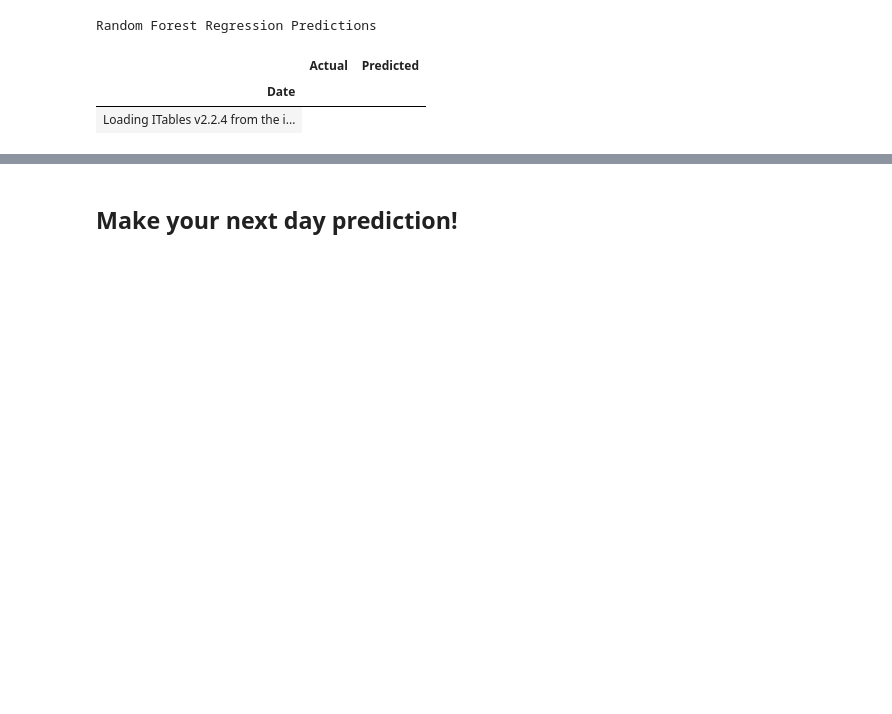
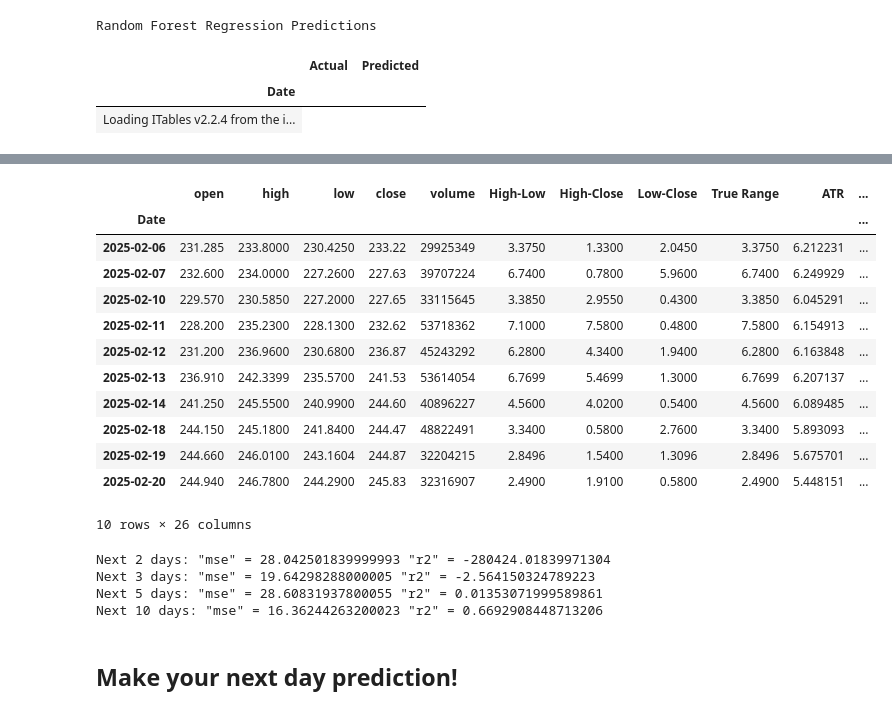
Before and after one commit to Matt-J-Dong/APDS-Project, a Jupyter notebook: regression-models/random_forest_regression.ipynb, the cells around one changed output, grey strips where cells are left out. Drawn from its saved outputs; the diff is of its cells as text; code cells hidden in the pictures; blank space fills up the shorter version.

```diff
--- a/regression-models/random_forest_regression.ipynb
+++ b/regression-models/random_forest_regression.ipynb
@@ -74,3 +120,38 @@ mse, r2
+# %%
+display(last_n_rows_df)
+# %% [output]
+|  | open | high | low | close | volume | High-Low | High-Close | Low-Close | True Range | ATR | ... |
+| Date |  |  |  |  |  |  |  |  |  |  | ... |
+| 2025-02-06 | 231.285 | 233.8000 | 230.4250 | 233.22 | 29925349 | 3.3750 | 1.3300 | 2.0450 | 3.3750 | 6.212231 | ... |
+| 2025-02-07 | 232.600 | 234.0000 | 227.2600 | 227.63 | 39707224 | 6.7400 | 0.7800 | 5.9600 | 6.7400 | 6.249929 | ... |
+| 2025-02-10 | 229.570 | 230.5850 | 227.2000 | 227.65 | 33115645 | 3.3850 | 2.9550 | 0.4300 | 3.3850 | 6.045291 | ... |
+| 2025-02-11 | 228.200 | 235.2300 | 228.1300 | 232.62 | 53718362 | 7.1000 | 7.5800 | 0.4800 | 7.5800 | 6.154913 | ... |
+| 2025-02-12 | 231.200 | 236.9600 | 230.6800 | 236.87 | 45243292 | 6.2800 | 4.3400 | 1.9400 | 6.2800 | 6.163848 | ... |
+| 2025-02-13 | 236.910 | 242.3399 | 235.5700 | 241.53 | 53614054 | 6.7699 | 5.4699 | 1.3000 | 6.7699 | 6.207137 | ... |
+| 2025-02-14 | 241.250 | 245.5500 | 240.9900 | 244.60 | 40896227 | 4.5600 | 4.0200 | 0.5400 | 4.5600 | 6.089485 | ... |
+| 2025-02-18 | 244.150 | 245.1800 | 241.8400 | 244.47 | 48822491 | 3.3400 | 0.5800 | 2.7600 | 3.3400 | 5.893093 | ... |
+| 2025-02-19 | 244.660 | 246.0100 | 243.1604 | 244.87 | 32204215 | 2.8496 | 1.5400 | 1.3096 | 2.8496 | 5.675701 | ... |
+| 2025-02-20 | 244.940 | 246.7800 | 244.2900 | 245.83 | 32316907 | 2.4900 | 1.9100 | 0.5800 | 2.4900 | 5.448151 | ... |
+10 rows × 26 columns
+# %%
+# Test next n days
+for d in [2,3,5,10]:
+    temp_df = last_n_rows_df.head(d)
+    X_next_n_test = temp_df.drop(columns=['close', 'close_shifted'])
+    y_next_n_test = temp_df['close_shifted']
+
+    y_pred_next_n_test = rf_model.predict(X_next_n_test)
+
+    # Model evaluation
+    mse_n_days = mean_squared_error(y_next_n_test, y_pred_next_n_test)
+    r2_n_days = r2_score(y_next_n_test, y_pred_next_n_test)
+
+    print(f'Next {d} days: "mse" = {mse_n_days} "r2" = {r2_n_days}')
+# %% [output]
+Next 2 days: "mse" = 28.042501839999993 "r2" = -280424.01839971304
+Next 3 days: "mse" = 19.64298288000005 "r2" = -2.564150324789223
+Next 5 days: "mse" = 28.60831937800055 "r2" = 0.01353071999589861
+Next 10 days: "mse" = 16.36244263200023 "r2" = 0.6692908448713206
 # %% [markdown]
 ## Make your next day prediction!
 # %%
```
Also changed, not shown: parts of 5 cells of this notebook, 5 other files.
